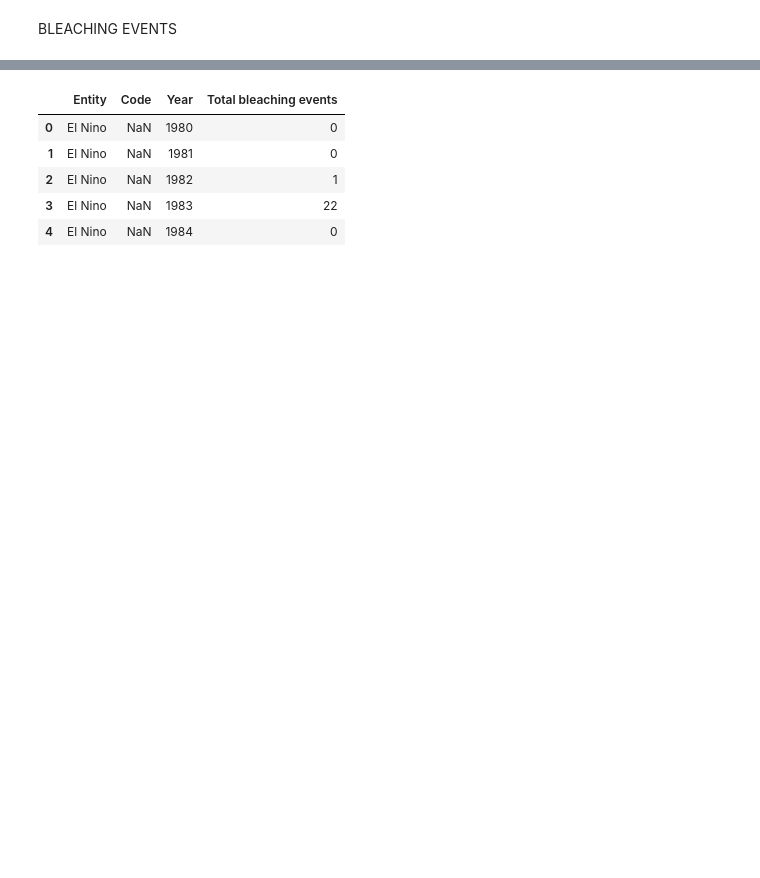
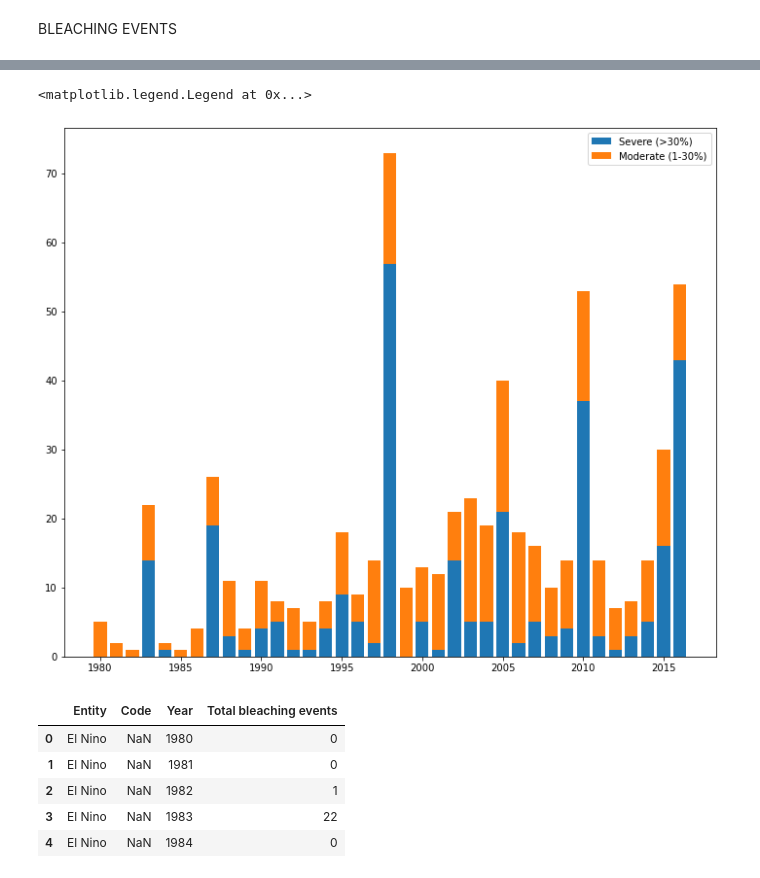
Before and after one commit to treybourgeois/nss_capstone_2021, a Jupyter notebook: data2/capstone_notebook.ipynb, the cells around one changed output, grey strips where cells are left out. Drawn from its saved outputs; the diff is of its cells as text; code cells hidden in the pictures; blank space fills up the shorter version.

Commit message:
second push, some charting

```diff
--- a/data2/capstone_notebook.ipynb
+++ b/data2/capstone_notebook.ipynb
@@ -26,3 +29,17 @@ wbe.head()
+# %%
+#Plotting severe and moderate bleaching events worldwide.
+plt.figure(figsize=(12,10))
+
+plt.bar(world_events.Year, world_events.Severe_bleaching,
+label='Severe (>30%)')
+plt.bar(world_events.Year, world_events.Moderate_bleaching,
+bottom=world_events.Severe_bleaching,
+label='Moderate (1-30%)')
+
+plt.legend()
+# %% [output]
+<matplotlib.legend.Legend at 0x...>
+[figure, added]
 # %%
 #Importing bleaching events cause by ENSO Cycle - El Nino Southern Oscillation (bee = bleaching events el nino)
 bee = pd.read_csv('bleaching-events-enso.csv')
```
Also changed, not shown: parts of 6 cells of this notebook, 2 other files.
